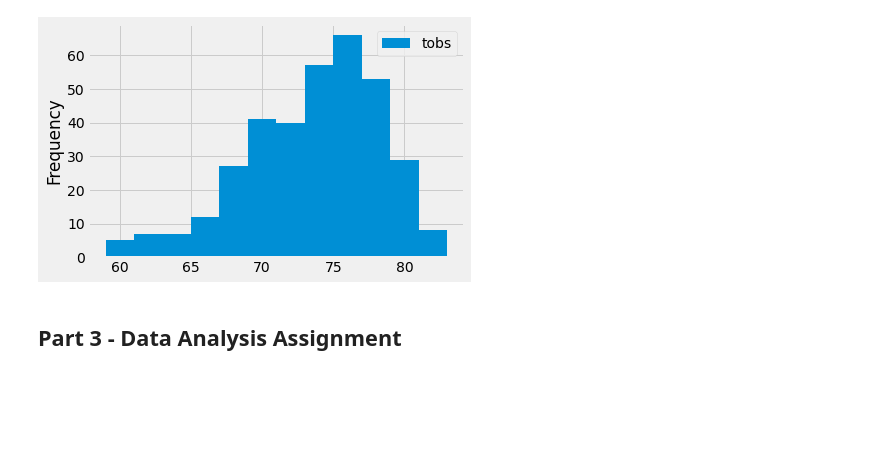
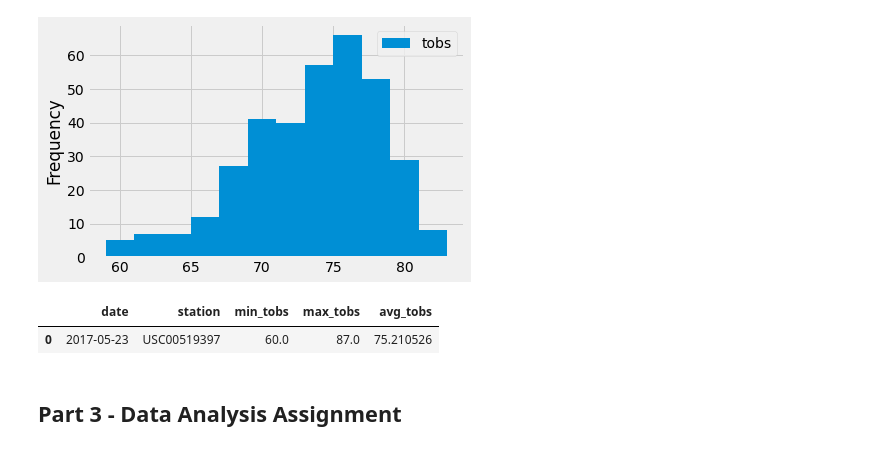
Before and after one commit to SVEENASHARMA/sqlalchemy-challenge, a Jupyter notebook: climate_starter.ipynb, the cells around one changed output. Drawn from its saved outputs; the diff is of its cells as text; code cells hidden in the pictures; blank space fills up the shorter version.

```diff
--- a/climate_starter.ipynb
+++ b/climate_starter.ipynb
@@ -193,6 +193,25 @@ temp_obs_df.plot.hist(bins=12)
 # %% [output]
 <matplotlib.axes._subplots.AxesSubplot at 0x...>
 [figure]
+# %%
+query = f'''
+    SELECT
+        date,
+        station,
+        MIN(tobs) AS min_tobs,
+        MAX(tobs) AS max_tobs,
+        AVG(tobs) AS avg_tobs
+    FROM
+        measurement
+    WHERE
+        date BETWEEN '2016-08-23' AND '2017-08-23'
+        AND station = 'USC00519397'
+    '''
+temp_obs_df = pd.read_sql(query, conn)
+temp_obs_df
+# %% [output]
+|  | date | station | min_tobs | max_tobs | avg_tobs |
+| 0 | 2017-05-23 | USC00519397 | 60.0 | 87.0 | 75.210526 |
 # %% [markdown]
 ## Part 3 - Data Analysis Assignment
 # %%
```
Also changed, not shown: 1 other file.
